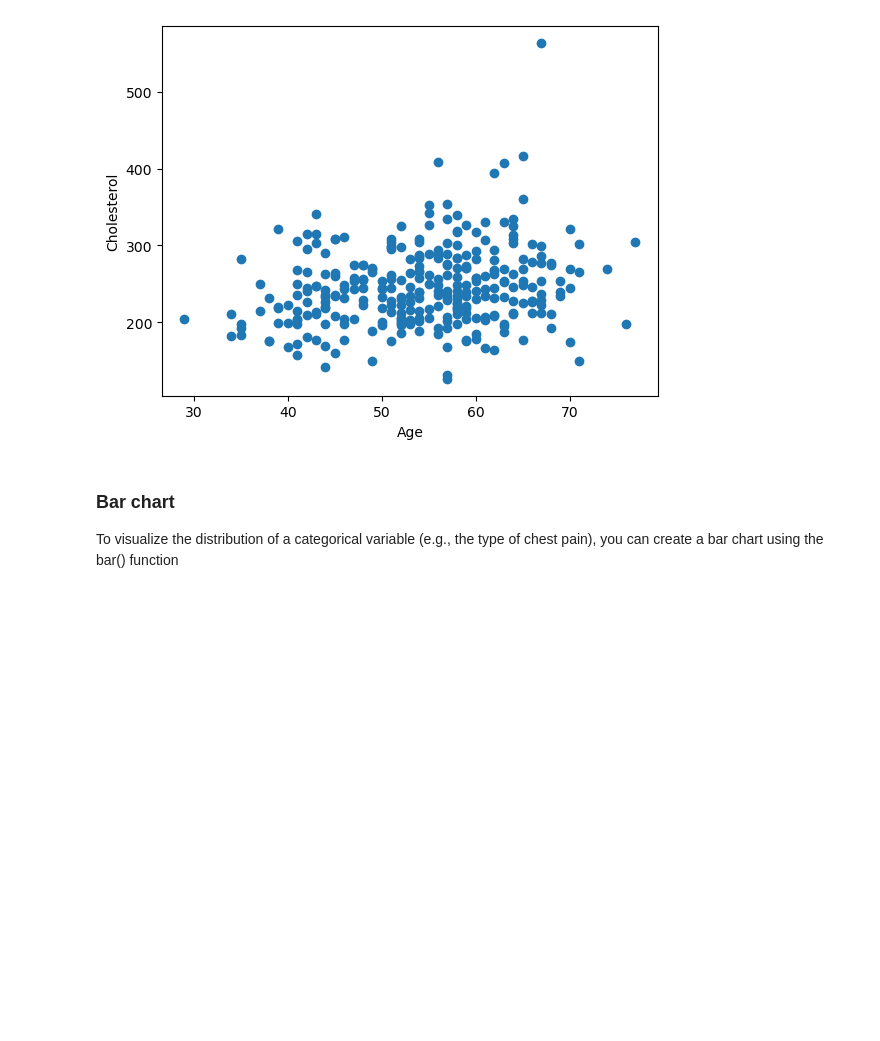
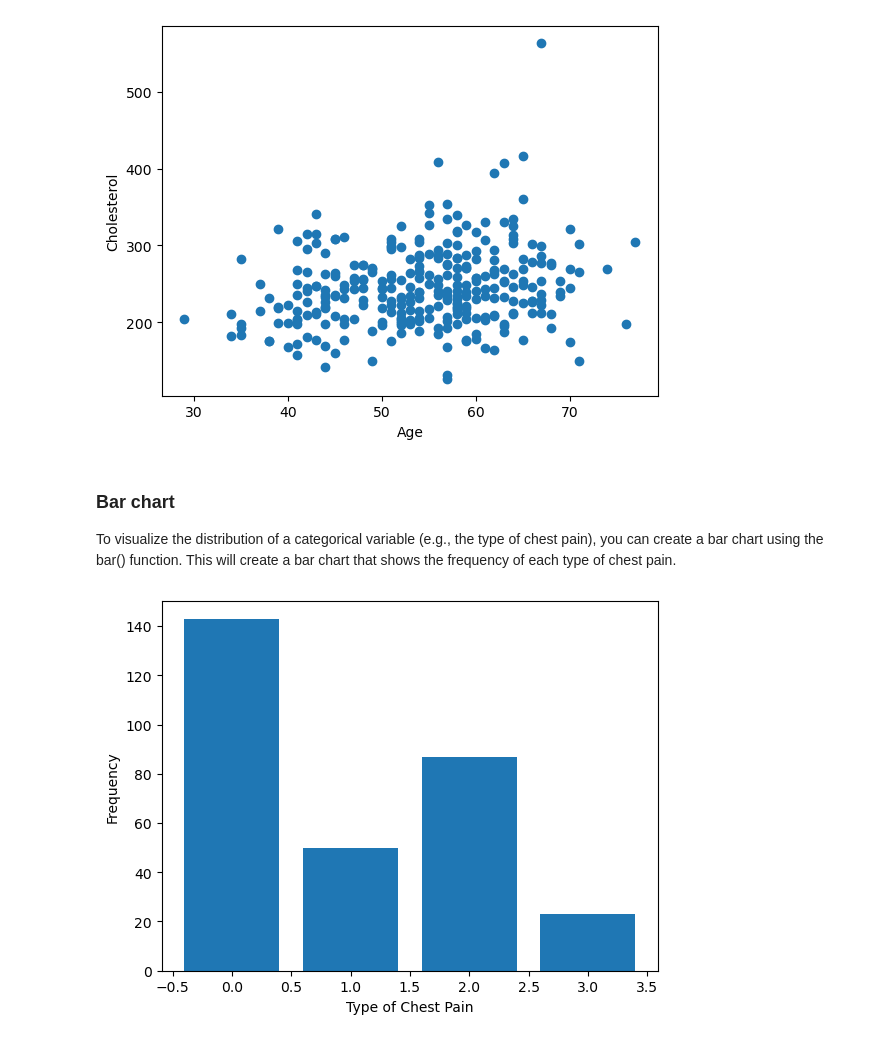
Before and after one commit to jpatel98/heart-disease-analysis, a Jupyter notebook: heart-disease-analysis.ipynb, the cells around one changed output. Cells and saved outputs as stored; diff of their text form; code cells hidden in the pictures; blank space fills up the shorter version.

Commit message:
Finish simple data analysis; forgot to commit the bar chart

```diff
--- a/heart-disease-analysis.ipynb
+++ b/heart-disease-analysis.ipynb
@@ -203,4 +203,13 @@ plt.show()
 [figure]
 # %% [markdown]
 ### Bar chart
-To visualize the distribution of a categorical variable (e.g., the type of chest pain), you can create a bar chart using the bar() function
+To visualize the distribution of a categorical variable (e.g., the type of chest pain), you can create a bar chart using the bar() function. This will create a bar chart that shows the frequency of each type of chest pain.
+# %%
+# Create a bar chart of the frequency of each type of chest pain
+cp_counts = data['cp'].value_counts()
+plt.bar(cp_counts.index, cp_counts.values)
+plt.xlabel('Type of Chest Pain')
+plt.ylabel('Frequency')
+plt.show()
+# %% [output]
+[figure, added]
```
